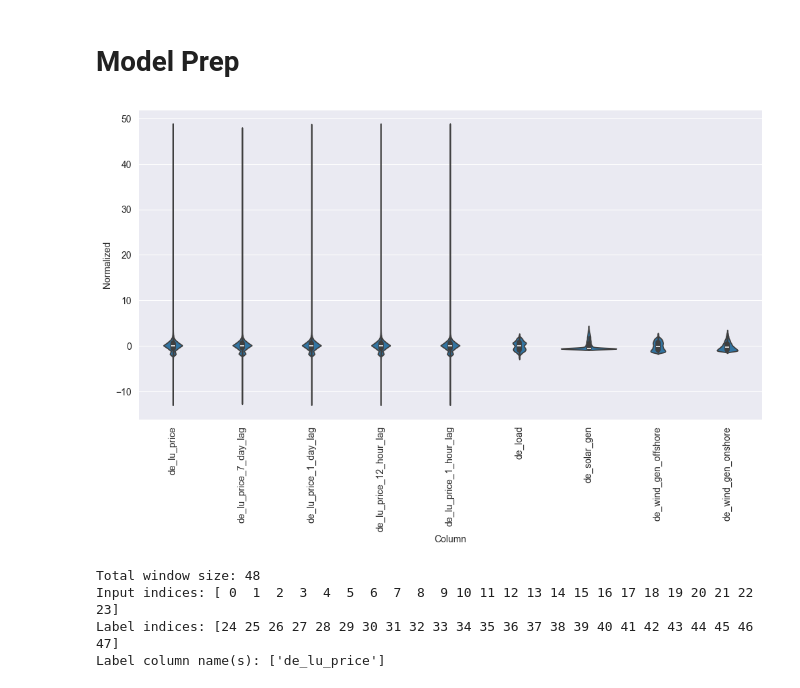
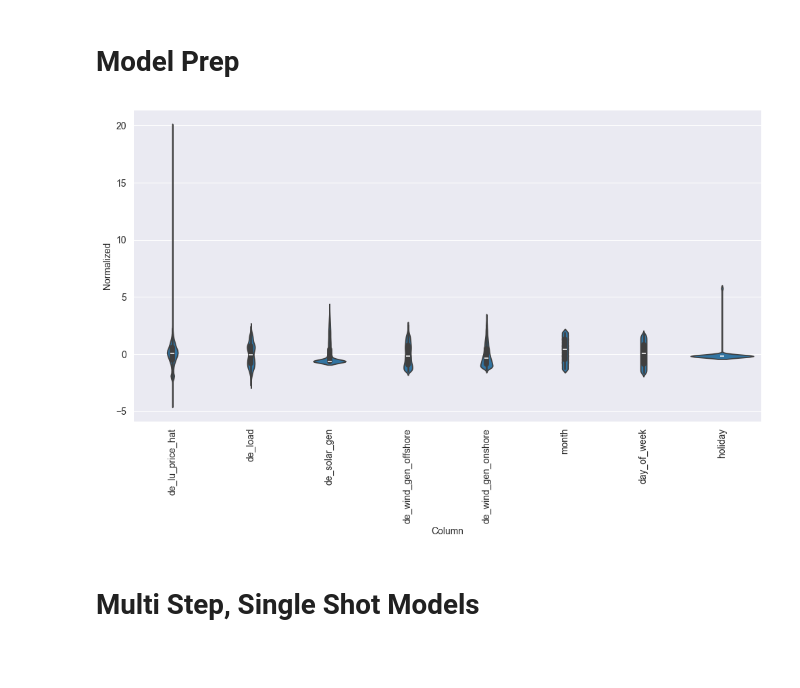
Before and after one commit to valentin-17/epf, a Jupyter notebook: notebooks/exploratory_analysis.ipynb, the cells around one changed output. Cells and saved outputs as stored; diff of their text form; code cells hidden in the pictures; blank space fills up the shorter version.

```diff
--- a/notebooks/exploratory_analysis.ipynb
+++ b/notebooks/exploratory_analysis.ipynb
@@ -250,0 +206,3 @@ features
+# %%
+# use nearest imputation for missing values to more or less preserve the shape of the timeseries
+combined_df["de_lu_price_hat"] = detect_and_remove_outliers(combined_df["de_lu_price"], 24*1, 3, "nearest")
@@ -251,15 +225,40 @@ features
+# %%
+# create lagged prices according to fft analysis based off of cleaned price data de_lu_price_hat
+# 7 day, 1 day, 12 hour and 1 hour lags are introduced
+combined_df["de_lu_price_7_day_lag"] = combined_df["de_lu_price_hat"].shift(7 * 24, fill_value=0)
+combined_df["de_lu_price_1_day_lag"] = combined_df["de_lu_price_hat"].shift(24, fill_value=0)
+combined_df["de_lu_price_12_hour_lag"] = combined_df["de_lu_price_hat"].shift(12, fill_value=0)
+combined_df["de_lu_price_1_hour_lag"] = combined_df["de_lu_price_hat"].shift(1, fill_value=0)
+# %%
+features = combined_df.get(
+    [
+        'de_lu_price_hat',
+        'de_load',
+        'de_solar_gen',
+        'de_wind_gen_offshore',
+        'de_wind_gen_onshore'
+     ])
+
+dummies = combined_df.get(
+    [
+        'month',
+        'day_of_week',
+        'holiday',
+    ])
+
+feature_set = pd.concat([features, dummies], axis=1)
 # %% [markdown]
 # Model Prep
 # %%
 # train validation test splits 70, 20, 10
-column_indices = {name: i for i, name in enumerate(features.columns)}
+column_indices = {name: i for i, name in enumerate(feature_set.columns)}
 
-n = len(features)
-train_df = features[0:int(n*0.7)]
-validation_df = features[int(n*0.7):int(n*0.9)]
-test_df = features[int(n*0.9):]
+n = len(feature_set)
+train_df = feature_set[0:int(n*0.7)]
+validation_df = feature_set[int(n*0.7):int(n*0.9)]
+test_df = feature_set[int(n*0.9):]
 
-num_features = features.shape[1]
+num_features = feature_set.shape[1]
 # %%
 # normalization
 train_mean = train_df.mean()
@@ -270,13 +269,13 @@ val_df = (validation_df - train_mean) / train_std
 test_df = (test_df - train_mean) / train_std
 # %%
 # plot normalized data distribution
-df_std = (features - train_mean) / train_std
+df_std = (feature_set - train_mean) / train_std
 df_std = df_std.melt(var_name='Column', value_name='Normalized')
 plt.figure(figsize=(12, 6))
 ax = sns.violinplot(x='Column', y='Normalized', data=df_std)
-_ = ax.set_xticklabels(features.keys(), rotation=90)
+_ = ax.set_xticklabels(feature_set.keys(), rotation=90)
 # %% [output]
-[figure, old version]
+[figure, new version]
 # %%
 # code taken from [3] /references/refs.md
 class WindowGenerator():
@@ -398,14 +397,6 @@ class WindowGenerator():
           plt.legend()
 
       plt.xlabel('Time [h]')
-# %%
-window = WindowGenerator(input_width=24, label_width=24, shift=24, label_columns=["de_lu_price"])
-window
-# %% [output]
-Total window size: 48
-Input indices: [ 0  1  2  3  4  5  6  7  8  9 10 11 12 13 14 15 16 17 18 19 20 21 22 23]
-Label indices: [24 25 26 27 28 29 30 31 32 33 34 35 36 37 38 39 40 41 42 43 44 45 46 47]
-Label column name(s): ['de_lu_price']
 # %%
 MAX_EPOCHS = 20
 
@@ -422,3 +413,5 @@ def compile_and_fit(model, window, patience=2):
                       validation_data=window.val,
                       callbacks=[early_stopping])
   return history
+# %% [markdown]
+# Multi Step, Single Shot Models
```
Also changed, not shown: parts of 35 cells of this notebook, 1 other file.
